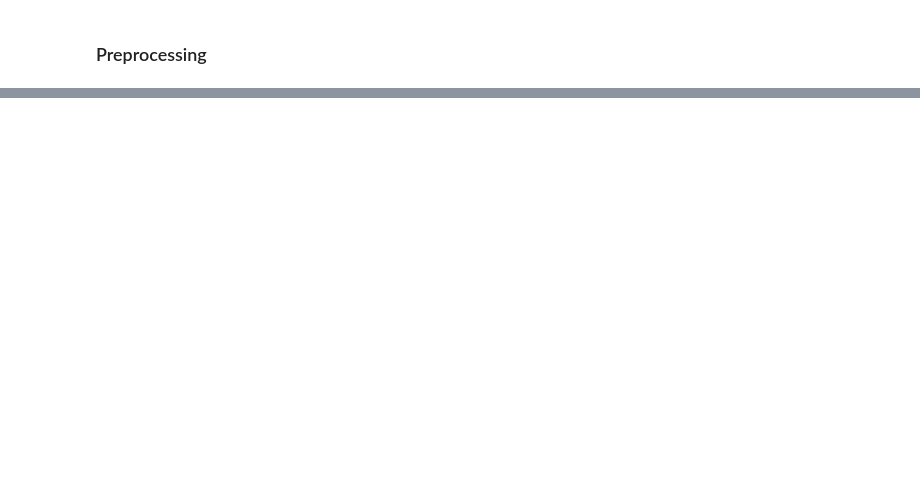
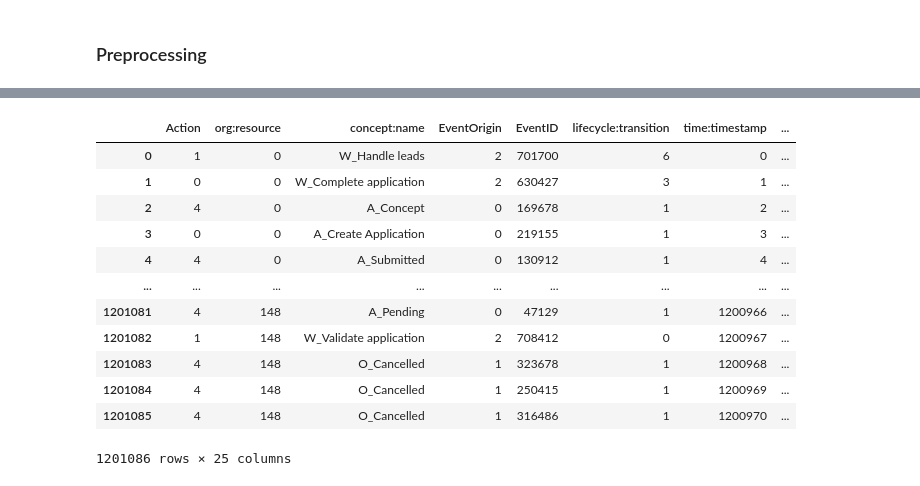
Before and after one commit to AlexRaudvee/Process_Mining_1, a Jupyter notebook: Sprint_2/XGboost_2017.ipynb, the cells around one changed output, grey strips where cells are left out. Cells and saved outputs as stored; diff of their text form; code cells hidden in the pictures; blank space fills up the shorter version.

```diff
--- a/Sprint_2/XGboost_2017.ipynb
+++ b/Sprint_2/XGboost_2017.ipynb
@@ -180 +182,17 @@ df_2017
+# %%
+df_2017
+# %% [output]
+|  | Action | org:resource | concept:name | EventOrigin | EventID | lifecycle:transition | time:timestamp | ... |
+| 0 | 1 | 0 | W_Handle leads | 2 | 701700 | 6 | 0 | ... |
+| 1 | 0 | 0 | W_Complete application | 2 | 630427 | 3 | 1 | ... |
+| 2 | 4 | 0 | A_Concept | 0 | 169678 | 1 | 2 | ... |
+| 3 | 0 | 0 | A_Create Application | 0 | 219155 | 1 | 3 | ... |
+| 4 | 4 | 0 | A_Submitted | 0 | 130912 | 1 | 4 | ... |
+| ... | ... | ... | ... | ... | ... | ... | ... | ... |
+| 1201081 | 4 | 148 | A_Pending | 0 | 47129 | 1 | 1200966 | ... |
+| 1201082 | 1 | 148 | W_Validate application | 2 | 708412 | 0 | 1200967 | ... |
+| 1201083 | 4 | 148 | O_Cancelled | 1 | 323678 | 1 | 1200968 | ... |
+| 1201084 | 4 | 148 | O_Cancelled | 1 | 250415 | 1 | 1200969 | ... |
+| 1201085 | 4 | 148 | O_Cancelled | 1 | 316486 | 1 | 1200970 | ... |
+1201086 rows × 25 columns
 # %%
```
Also changed, not shown: parts of 11 cells of this notebook, 2 other files.
